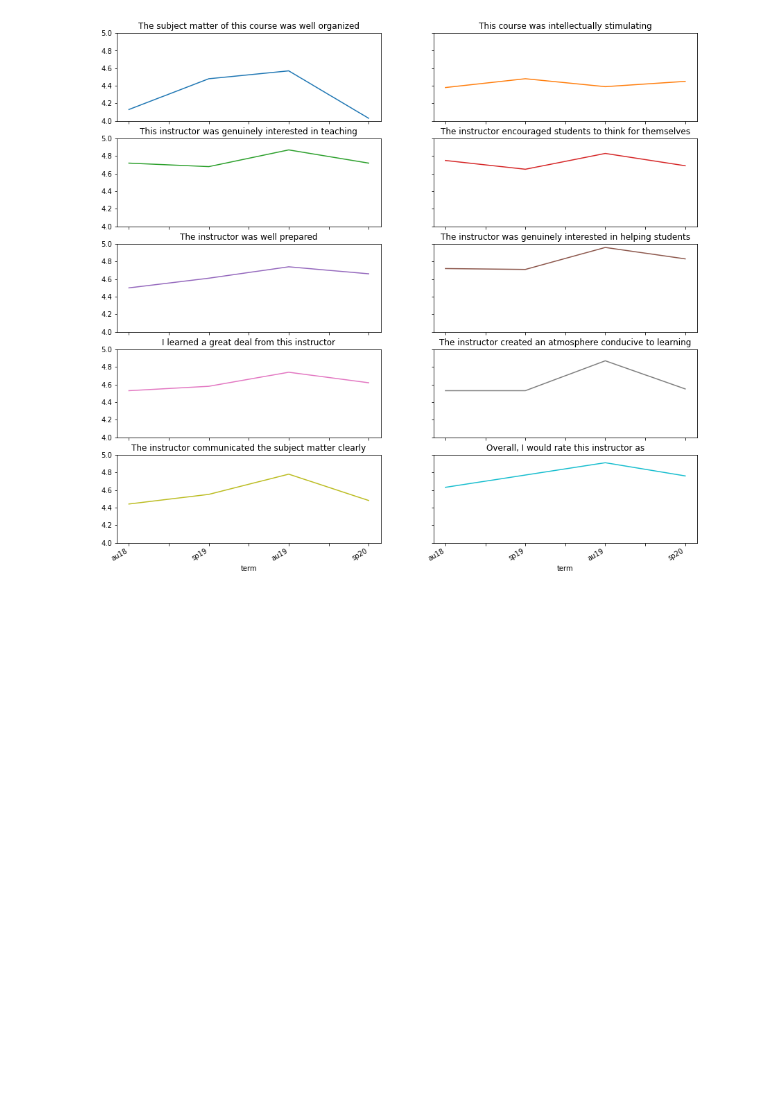
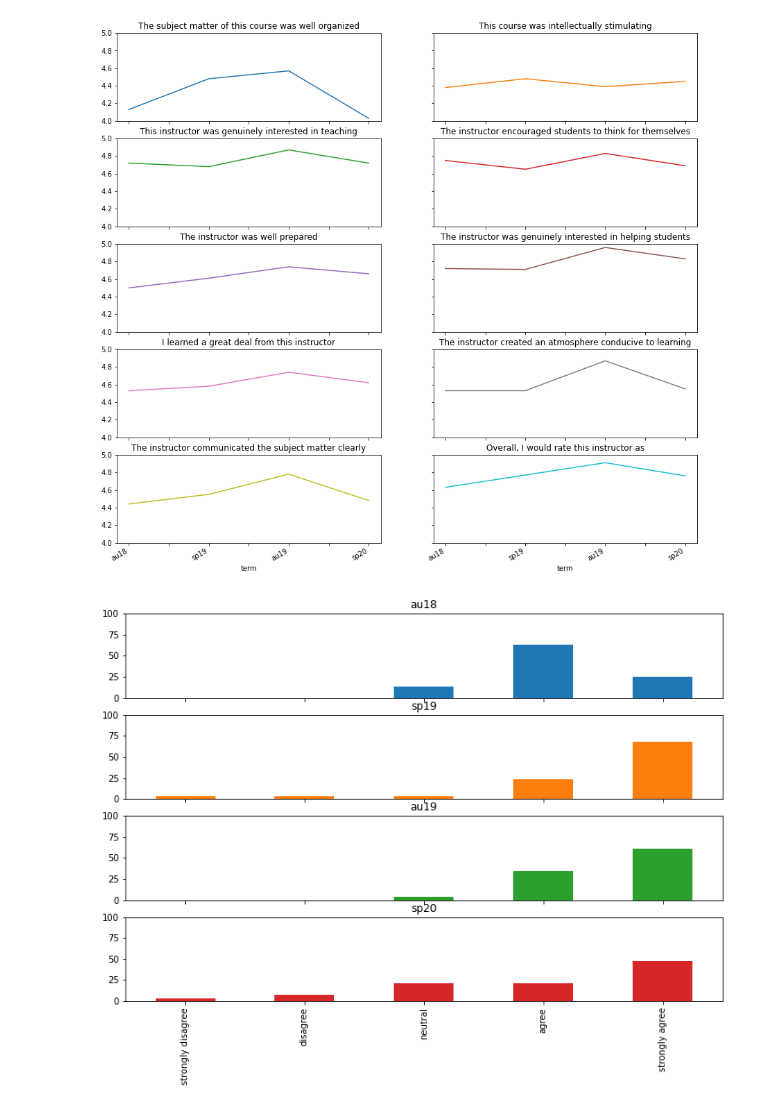
Before and after one commit to jrg94/doodles, a Jupyter notebook: visualizing_teaching_evaluations.ipynb, the cells around one changed output. Saved outputs shown, nothing was run; the diff lists cells and outputs as text; code cells hidden in the pictures; blank space fills up the shorter version.

Commit message:
Added distribution plots

```diff
--- a/visualizing_teaching_evaluations.ipynb
+++ b/visualizing_teaching_evaluations.ipynb
@@ -44,3 +47,15 @@ results = df.plot(
 )
 # %% [output]
 [figure]
+# %%
+# Plot distributions of all four terms
+filt = dists[dists["question"] == "q1"][["term", "strongly disagree", "disagree", "neutral", "agree", "strongly agree"]].set_index("term").T
+results = filt.plot(
+    kind="bar",
+    subplots=True,
+    figsize=(12, 8),
+    ylim=(0,100),
+    legend=False,
+)
+# %% [output]
+[figure, added]
```
Also changed, not shown: parts of 2 cells of this notebook.
